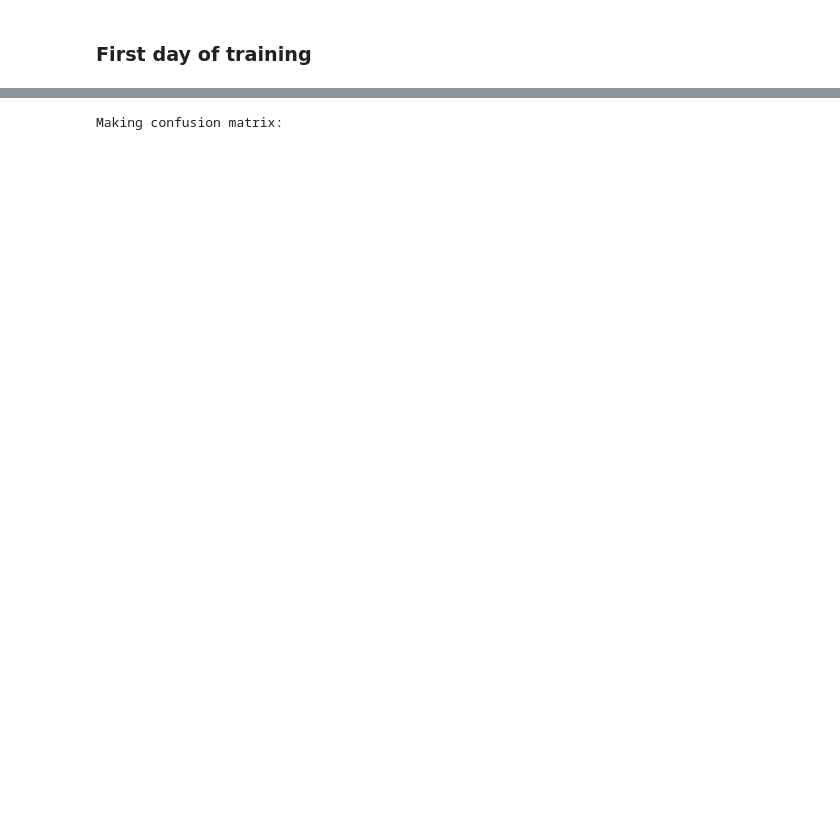
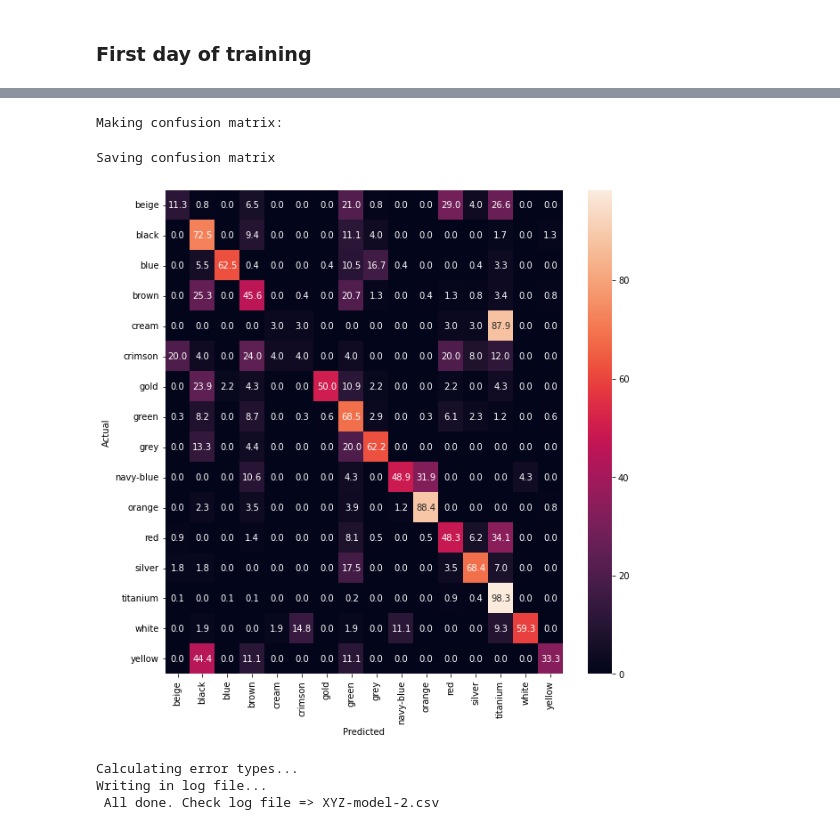
Before and after one commit to m-bashari-m/vehicle-color-recognition, a Jupyter notebook: src/xyz_model.ipynb, the cells around one changed output, grey strips where cells are left out. Saved outputs shown, nothing was run; the diff lists cells and outputs as text; code cells hidden in the pictures; blank space fills up the shorter version.

Commit message:
Update: train for 35 epochs

```diff
--- a/src/xyz_model.ipynb
+++ b/src/xyz_model.ipynb
@@ -61,7 +61,6 @@ val_ds = (
     map(lambda img, lbl: (tfio.experimental.color.rgb_to_xyz(img), lbl), num_parallel_calls=AUTOTUNE).
     prefetch(AUTOTUNE))
 # %%
-xyz_creator = ModelCreator(HUB_URL, 'xyz-model')
-xyz_model = xyz_creator.make_model()
-callbacks = xyz_creator.get_callbacks()
+xyz_creator = ModelCreator(HUB_URL, 'XYZ-model')
+xyz_model = xyz_creator.make_model(img_size=IMG_SIZE)
 # %% [output]
@@ -87,6 +88,6 @@ _________________________________________________________________
 # %%
 history = xyz_model.fit(train_ds,
                         callbacks=callbacks,
-                        epochs=10,
+                        epochs=15,
                         class_weight=class_weight)
 # %% [output]
@@ -116,0 +131,6 @@ xyz_model.save_weights('drive/MyDrive/checkpoints/xyz-weights-10.h5')
+# %%
+history = xyz_model.fit(train_ds,
+                        callbacks=callbacks,
+                        epochs=25,
+                        initial_epoch=15,
+                        class_weight=class_weight)
@@ -117,6 +158,17 @@ xyz_model.save_weights('drive/MyDrive/checkpoints/xyz-weights-10.h5')
 # %%
-xyz_model.load_weights('drive/MyDrive/checkpoints/xyz-weights-10.h5')
+xyz_model.save_weights('drive/MyDrive/checkpoints/xyz-weights-25.h5')
 # %%
-analyzer = ErrorAnalyzer(xyz_model, val_ds, classes, 'XYZ-model')
+analyzer = ErrorAnalyzer(model=xyz_model,
+                         ds=val_ds,
+                         classes=classes,
+                         model_name='XYZ-model-2')
+
+analyzer.plot_confusion_mat()
+analyzer.evaluate_model()
 # %% [output]
 Making confusion matrix:
+Saving confusion matrix
+[figure, added]
+Calculating error types...
+Writing in log file...
+ All done. Check log file => XYZ-model-2.csv
```
Also changed, not shown: parts of 16 cells of this notebook.
